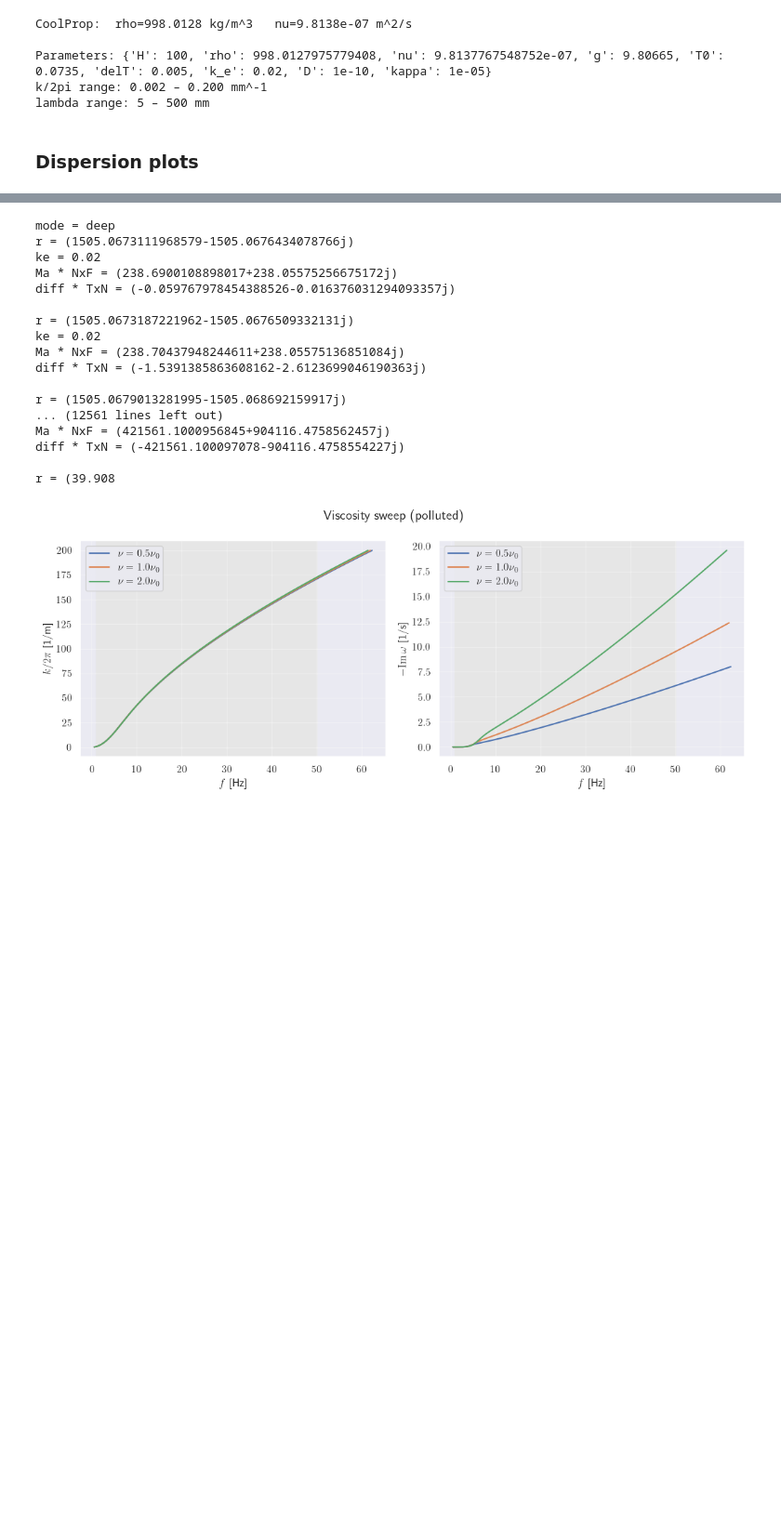
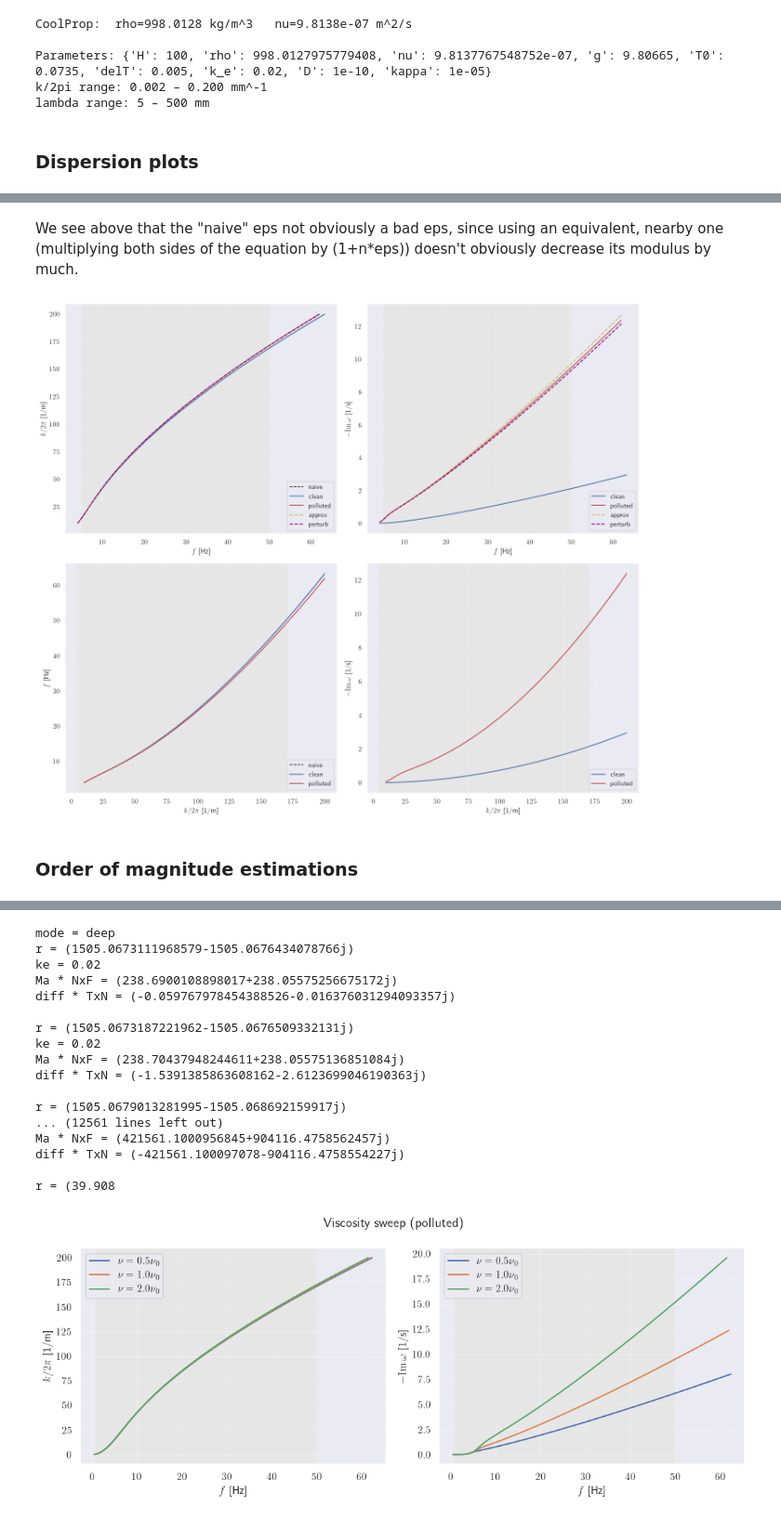
Before and after one commit to InbarMaimon/ProjectAquarium, a Jupyter notebook: notes/dispersion_plots.ipynb, the cells around one changed output, grey strips where cells are left out. Shown at 93% size. Cells and saved outputs as stored; diff of their text form; code cells hidden in the pictures; blank space fills up the shorter version.

```diff
--- a/notes/dispersion_plots.ipynb
+++ b/notes/dispersion_plots.ipynb
@@ -307,0 +503,19 @@ mode = deep
+# %%
+# Dropping the k part inside the decay parameters \alpha, \beta and dropping
+# second order in 1/r, i.e. Ar^2 + Br + C -> Ar^2 + Br.
+def dispersion_approx(omega_t, k_t):
+    sq = np.sqrt(omega_t)
+    paren = 1 + (1 - 1j)/np.sqrt(2) * 9 * sq
+
+    A         = 2e4             # κ k_e / (ρ √(ν³ D))
+    ratio     = 640             # Ω / (ν K²)
+    inv_sqrt  = 1/np.sqrt(640)  # √(ν K² / Ω)
+    w0sq_tld  = 0.5 * (k_t + k_t**3)   # ω₀² / Ω²
+
+    line1 = (A - 1j * paren * ratio * omega_t / k_t**2) * (omega_t**2 - w0sq_tld)
+    line2 = (1+1j)/np.sqrt(2) * A * inv_sqrt * k_t / sq * w0sq_tld
+    line3 = 2 * paren * (1 - 2*(1+1j)/np.sqrt(2) * inv_sqrt * k_t / sq) * omega_t**2a
+
+    return line1 + line2 + line3
+
+w_t_approx = np.asarray([sp.optimize.newton(dispersion_approx, x0=w_polluted[i]/w_ref, args=(ks[i]/k_ref,)) for i in range(len(ks))])
@@ -307,0 +624,51 @@ mode = deep
+# %% [markdown]
+We see above that the "naive" eps not obviously a bad eps, since using an equivalent, nearby one (multiplying both sides of the equation by (1+n*eps)) doesn't obviously decrease its modulus by much.
+# %%
+fig, ax = plt.subplots(2, 2, figsize=(14, 12))
+
+w_naive = np.sqrt((PARAMS_CLEAN['g']*ks + PARAMS_CLEAN['T0']*ks**3/PARAMS_CLEAN['rho'])
+                  * np.tanh(ks*PARAMS_CLEAN['H']))
+
+ax[0,0].plot(w_naive/twopi, ks/twopi,         'k--', lw=1.2, label='naive')
+ax[0,0].plot(w_clean.real/twopi, ks/twopi,    'C0-',         label='clean')
+ax[0,0].plot(w_polluted.real/twopi, ks/twopi, 'C3-',         label='polluted')
+ax[0,0].plot(w_t_approx.real*w_ref/twopi, ks/twopi, 'y--', label='approx')
+ax[0,0].plot(
+    w_naive*(1+eps).real/twopi, ks/twopi,
+    '--', color='purple', label='perturb'
+    )
+ax[0,0].axvspan(5, 50, color='0.9', zorder=-1)
+ax[0,0].set(xlabel=r'$f$ [Hz]', ylabel=r'$k/2\pi$ [1/m]')
+ax[0,0].legend(); ax[0,0].grid(alpha=0.3, which='both')
+
+ax[0,1].plot(w_clean.real/twopi, -w_clean.imag,       'C0-', label='clean')
+ax[0,1].plot(w_polluted.real/twopi, -w_polluted.imag, 'C3-', label='polluted')
+ax[0,1].plot(w_t_approx.real*w_ref/twopi, -w_t_approx.imag*w_ref, 'y--', label='approx')
+ax[0,1].plot(
+    w_naive*(1+eps).real/twopi, -w_naive*(1+eps).imag,
+    '--', color='purple', label='perturb'
+    )
+ax[0,1].axvspan(5, 50, color='0.9', zorder=-1)
+ax[0,1].set(xlabel=r'$f$ [Hz]', ylabel=r'$-\mathrm{Im}\,\omega$ [1/s]')
+ax[0,1].legend(); ax[0,1].grid(alpha=0.3, which='both')
+
+ax[1,0].plot(ks/twopi, w_naive/twopi,         'k--', lw=1.2, label='naive')
+ax[1,0].plot(ks/twopi, w_clean.real/twopi,    'C0-',         label='clean')
+ax[1,0].plot(ks/twopi, w_polluted.real/twopi, 'C3-',         label='polluted')
+ax[1,0].axvspan(5, 170, color='0.9', zorder=-1)
+ax[1,0].set(xlabel=r'$k/2\pi$ [1/m]', ylabel=r'$f$ [Hz]')
+ax[1,0].legend(); ax[1,0].grid(alpha=0.3, which='both')
+# ax[1,0].set_ylim(0,80)
+
+ax[1,1].plot(ks/twopi, -w_clean.imag,       'C0-', label='clean')
+ax[1,1].plot(ks/twopi, -w_polluted.imag, 'C3-', label='polluted')
+ax[1,1].axvspan(5, 170, color='0.9', zorder=-1)
+ax[1,1].set(xlabel=r'$k/2\pi$ [1/m]', ylabel=r'$-\mathrm{Im}\,\omega$ [1/s]')
+ax[1,1].legend(); ax[1,1].grid(alpha=0.3, which='both')
+
+fig.tight_layout()
+plt.show()
+# %% [output]
+[figure, added]
+# %% [markdown]
+### Order of magnitude estimations
```
Also changed, not shown: parts of 24 cells of this notebook, 5 other files.
